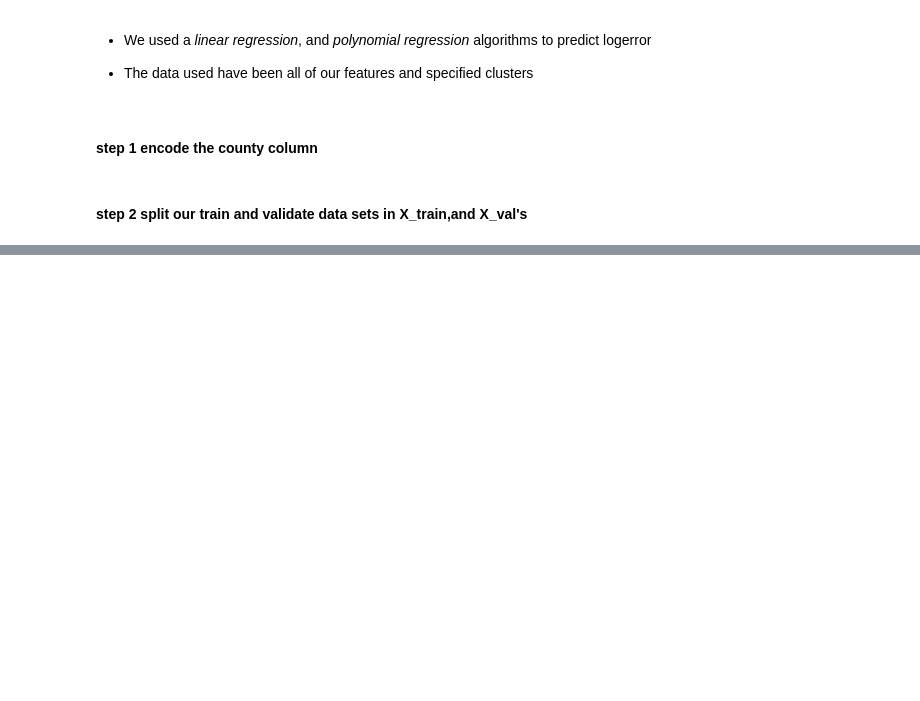
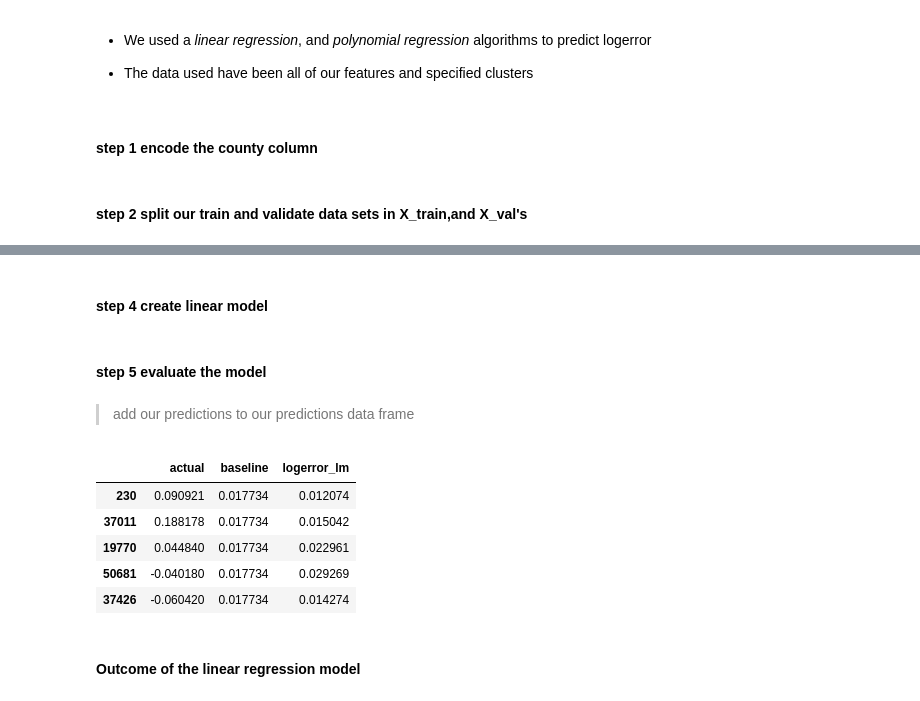
Before and after one commit to JD-Consulting/Zillow-Clustering, a Jupyter notebook: official_scratchpad.ipynb, the cells around one changed output, grey strips where cells are left out. Drawn from its saved outputs; the diff is of its cells as text; code cells hidden in the pictures; blank space fills up the shorter version.

```diff
--- a/official_scratchpad.ipynb
+++ b/official_scratchpad.ipynb
@@ -308,0 +330,2 @@ y_val = val[['logerror']]
+# %% [markdown]
+#### step 4 create linear model
@@ -308,0 +339,2 @@ y_val = val[['logerror']]
+# %% [markdown]
+#### step 5 evaluate the model
@@ -308,0 +349,15 @@ y_val = val[['logerror']]
+# %% [markdown]
+>add our predictions to our predictions data frame
+# %%
+predictions['logerror_lm'] = y_train_pred
+
+predictions.head()
+# %% [output]
+|  | actual | baseline | logerror_lm |
+| 230 | 0.090921 | 0.017734 | 0.012074 |
+| 37011 | 0.188178 | 0.017734 | 0.015042 |
+| 19770 | 0.044840 | 0.017734 | 0.022961 |
+| 50681 | -0.040180 | 0.017734 | 0.029269 |
+| 37426 | -0.060420 | 0.017734 | 0.014274 |
+# %% [markdown]
+#### Outcome of the linear regression model
```
Also changed, not shown: parts of 31 cells of this notebook.
